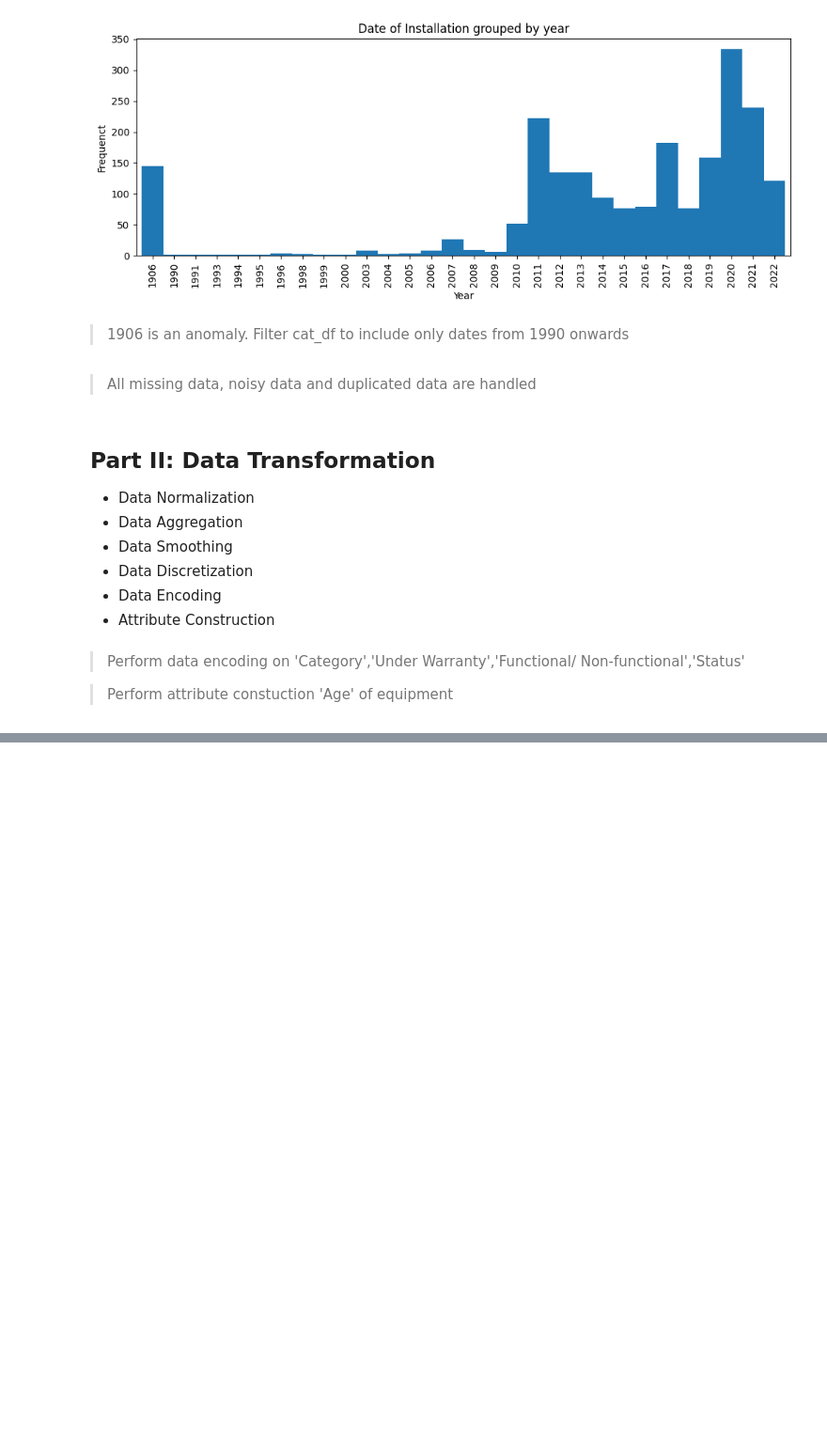
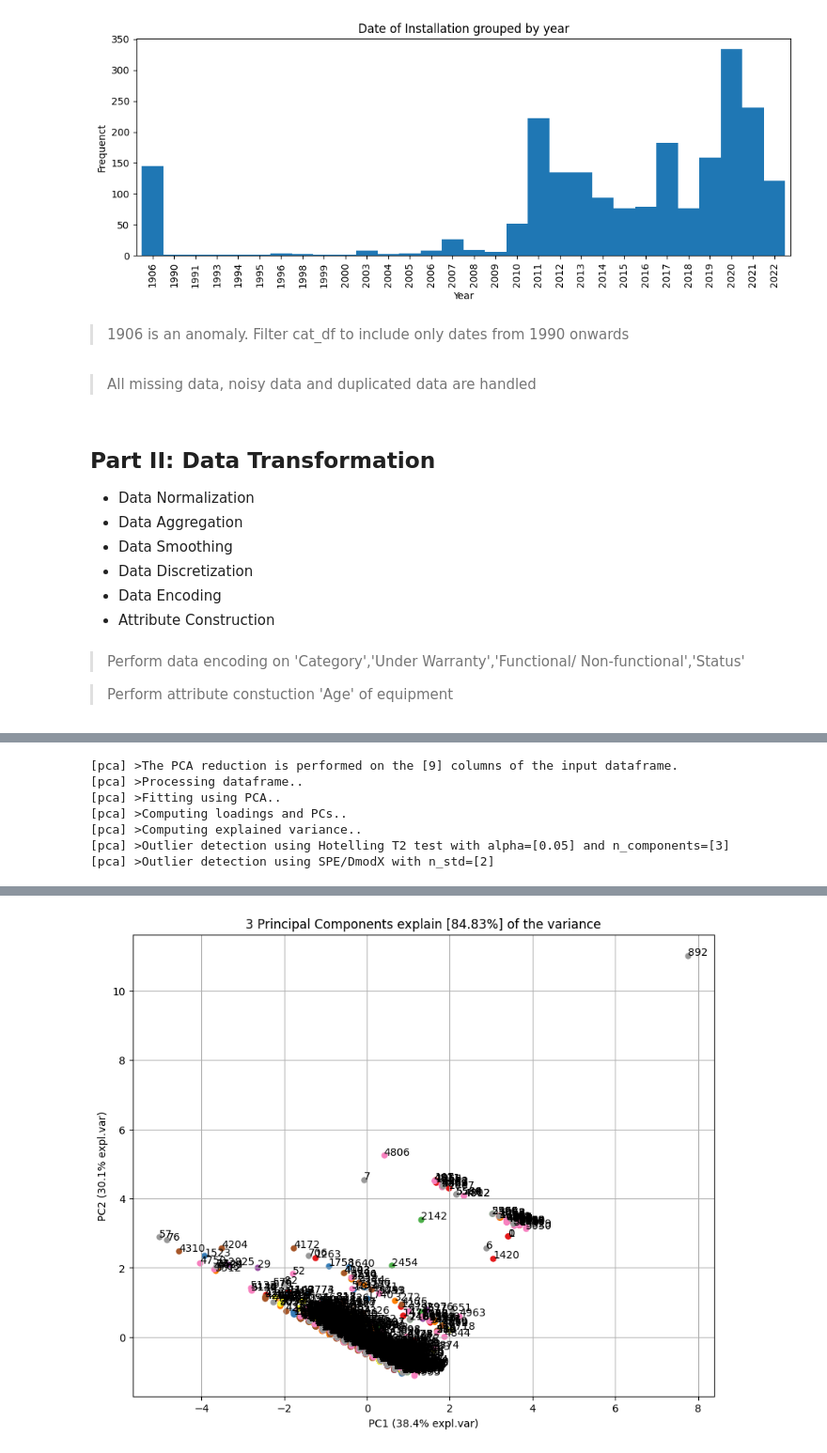
Before and after one commit to Qiiz/Medi-Hascar, a Jupyter notebook: medical_eda_pca.ipynb, the cells around one changed output, grey strips where cells are left out. Shown: that part at 94% size. Drawn from its saved outputs; the diff is of its cells as text; code cells hidden in the pictures; blank space fills up the shorter version.

```diff
--- a/medical_eda_pca.ipynb
+++ b/medical_eda_pca.ipynb
@@ -441,0 +570,14 @@ sns.heatmap(corr, annot=True, cmap='RdBu', vmin=-1, mask=mask)
+# %%
+# reduce the data towards 5 PCs
+model = pca_2(n_components=3)
+results = model.fit_transform(med_df)
+# Plot explained variance
+fig, ax = model.scatter(legend=False)
+# %% [output]
+[pca] >The PCA reduction is performed on the [9] columns of the input dataframe.
+[pca] >Processing dataframe..
+[pca] >Fitting using PCA..
+[pca] >Computing loadings and PCs..
+[pca] >Computing explained variance..
+[pca] >Outlier detection using Hotelling T2 test with alpha=[0.05] and n_components=[3]
+[pca] >Outlier detection using SPE/DmodX with n_std=[2]
@@ -441,0 +585 @@ sns.heatmap(corr, annot=True, cmap='RdBu', vmin=-1, mask=mask)
+[figure, added]
```
Also changed, not shown: parts of 23 cells of this notebook.
